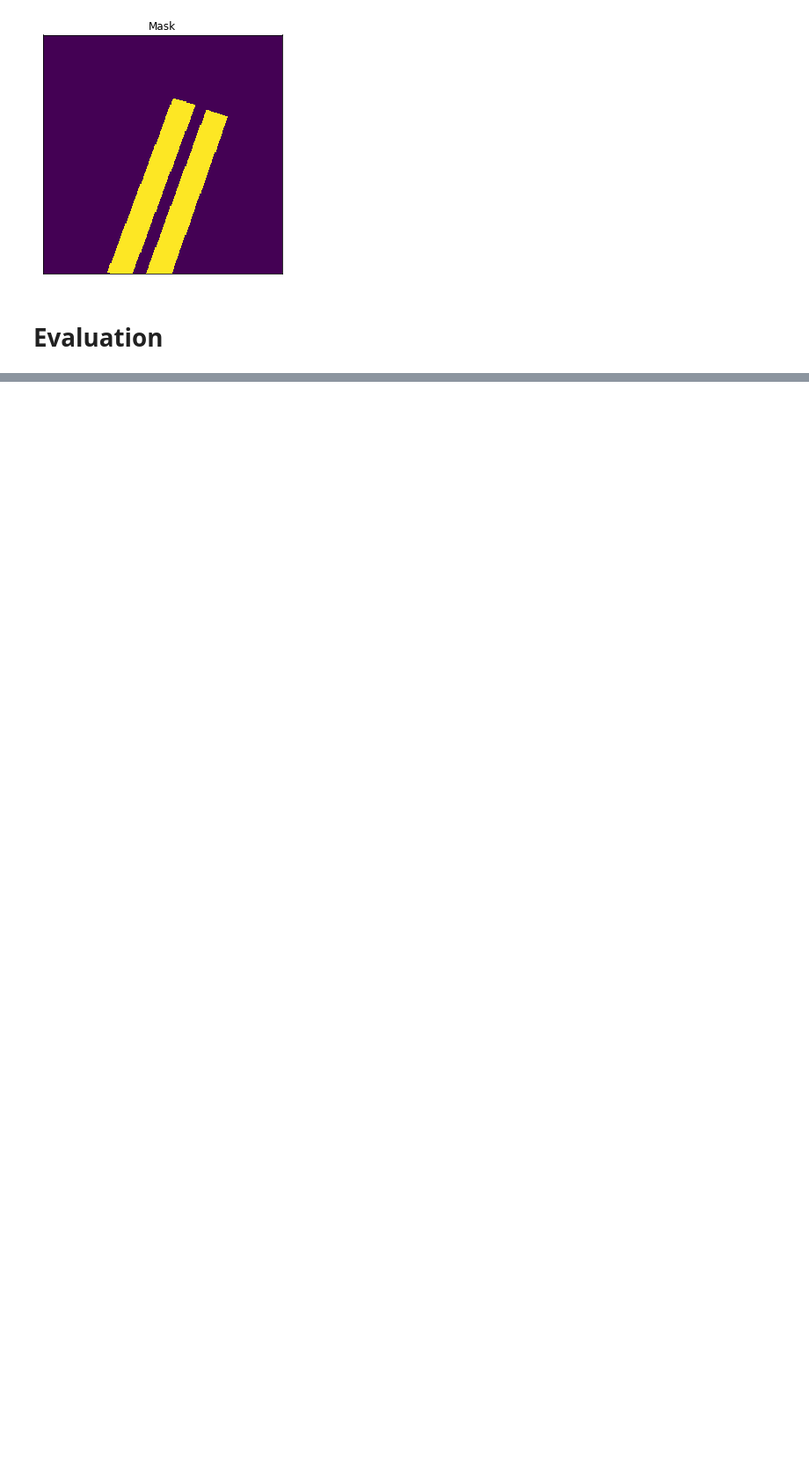
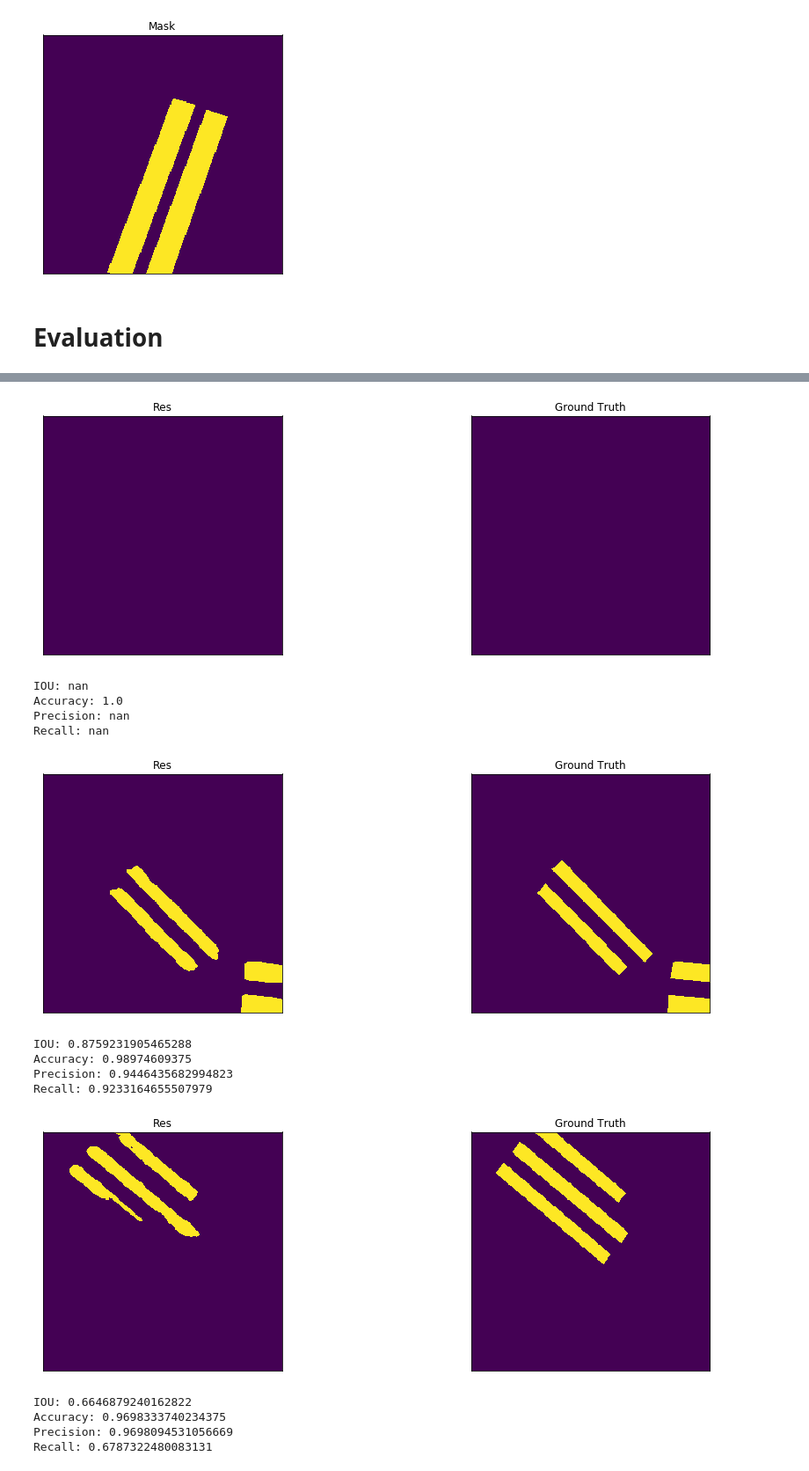
Before and after one commit to j-csc/landcover_scripts, a Jupyter notebook: notebooks/Test.ipynb, the cells around one changed output, grey strips where cells are left out. Shown at 88% size. Cells and saved outputs as stored; diff of their text form; code cells hidden in the pictures; blank space fills up the shorter version.

```diff
--- a/notebooks/Test.ipynb
+++ b/notebooks/Test.ipynb
@@ -228,8 +258,3 @@ test_generator = ChickenDataGenerator(
 model = get_model()
 # %%
 model.load_weights('../../../../data/jason/m_38075_exp/random/unet_model_35_0.00.h5')
-# %%
-for i,(data,ground_truth) in enumerate(test_generator):
-
-    print(data.shape)
-#     visualize(image=test_generator[0][i], mask=np.argmax(test_generator[1][i],axis=2))
@@ -250,0 +261,10 @@ KeyboardInterrupt:
+# %%
+for i, (data,img) in enumerate(test_generator):
+    if i==2:
+        break
+    res = model.predict(data)
+    for idx in range(res.shape[0]):
+        ground_truth = img[idx]
+
+        visualize(res = np.argmax(res[idx],axis=2), ground_truth = np.argmax(ground_truth,axis=2))
+        get_metrics(np.argmax(res[idx],axis=2), np.argmax(ground_truth,axis=2))
@@ -250,0 +274,22 @@ KeyboardInterrupt:
+# %%
+for idx in range(res.shape[0]):
+    ground_truth = img[idx]
+
+    visualize(res = np.argmax(res[idx],axis=2), ground_truth = np.argmax(ground_truth,axis=2))
+    get_metrics(np.argmax(res[idx],axis=2), np.argmax(ground_truth,axis=2))
+# %% [output]
+[figure, added]
+IOU: nan
+Accuracy: 1.0
+Precision: nan
+Recall: nan
+[figure, added]
+IOU: 0.8759231905465288
+Accuracy: 0.98974609375
+Precision: 0.9446435682994823
+Recall: 0.9233164655507979
+[figure, added]
+IOU: 0.6646879240162822
+Accuracy: 0.9698333740234375
+Precision: 0.9698094531056669
+Recall: 0.6787322480083131
```
Also changed, not shown: parts of 8 cells of this notebook, 1 other file.
